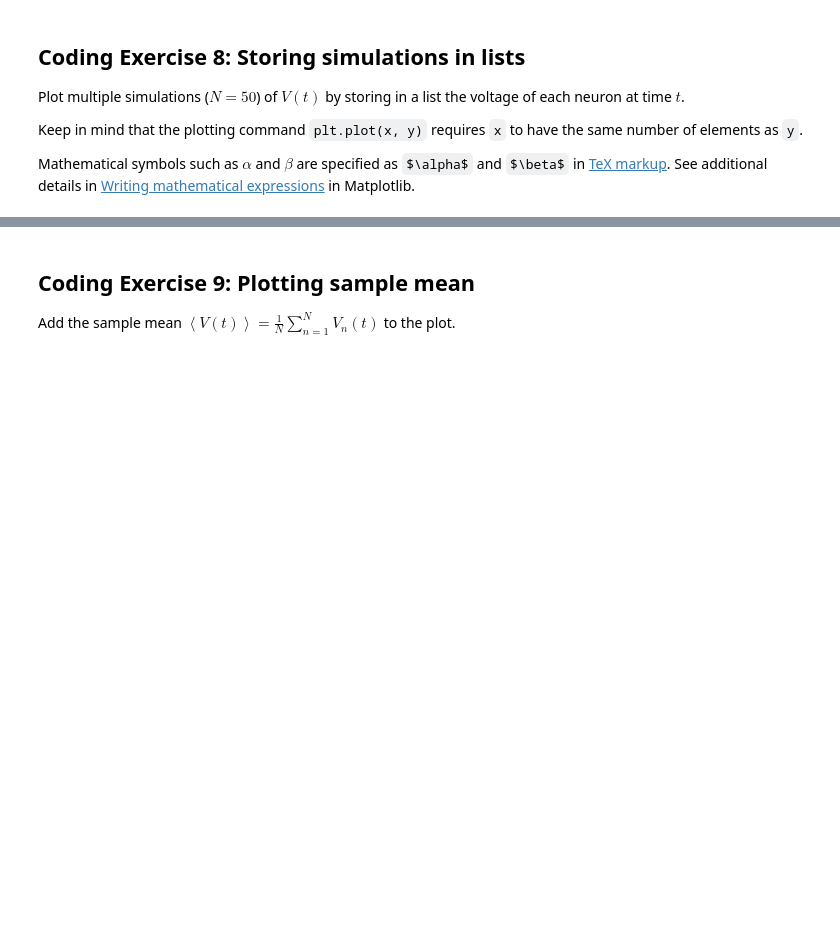
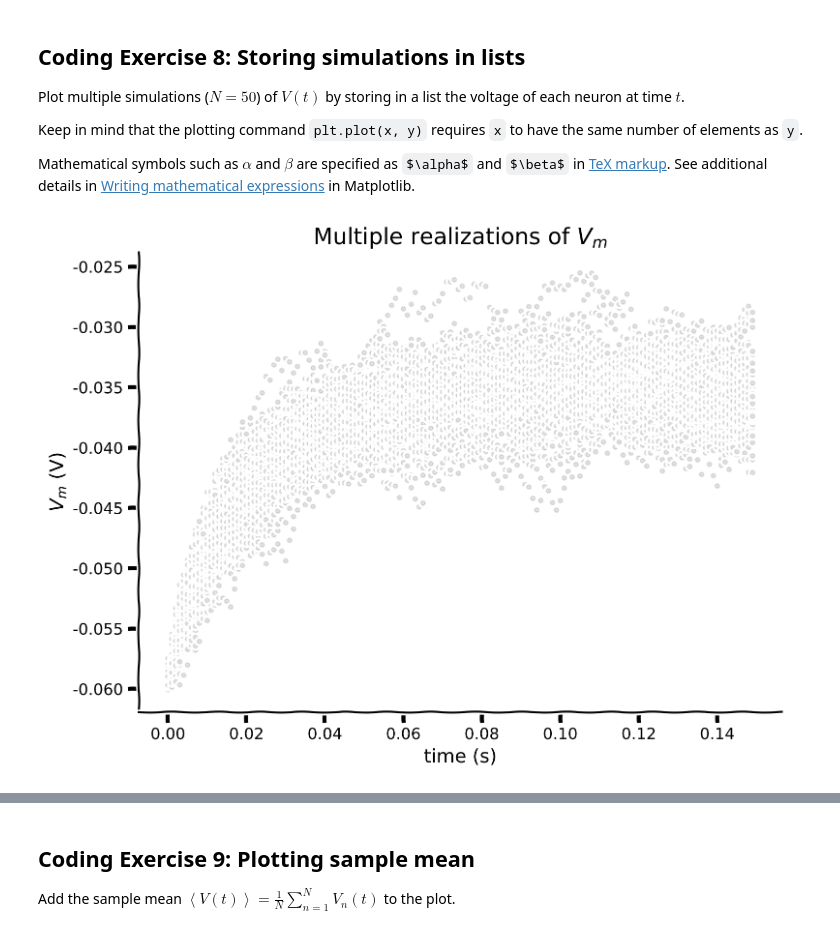
Before and after one commit to kbt16/python_nyumon, a Jupyter notebook: tutorials/W0D1_PythonWorkshop1/student/W0D1_Tutorial1.ipynb, the cells around one changed output, grey strips where cells are left out. Cells and saved outputs as stored; diff of their text form; code cells hidden in the pictures; blank space fills up the shorter version.

```diff
--- a/tutorials/W0D1_PythonWorkshop1/student/W0D1_Tutorial1.ipynb
+++ b/tutorials/W0D1_PythonWorkshop1/student/W0D1_Tutorial1.ipynb
@@ -931,7 +993,6 @@ Mathematical symbols such as $\alpha$ and $\beta$ are specified as `$\alpha$` an
 #################################################
 ## TODO for students: fill out code to store v in list ##
 # Fill out code and comment or remove the next line
-raise NotImplementedError("Student exercise: You need to store v in list")
 #################################################
 
 # Set random number generator
@@ -941,36 +1002,39 @@ np.random.seed(2020)
 step_end = int(t_max / dt)
 n = 50
 
 # Intiatialize the list v_n with 50 values of membrane leak potential el
-v_n = ...
+v_n = 50 * [el]
 
 with plt.xkcd():
   # Initialize the figure
   plt.figure()
   plt.title('Multiple realizations of $V_m$')
   plt.xlabel('time (s)')
   plt.ylabel('$V_m$ (V)')
 
   # Loop for step_end steps
   for step in range(step_end):
 
     # Compute value of t
     t = step * dt
 
     # Loop for n simulations
     for j in range(0, n):
 
       # Compute value of i at this time step
       i = i_mean * (1 + 0.1 * (t_max/dt)**(0.5) * (2* np.random.random() - 1))
 
       # Compute value of v for this simulation
-      v_n[j] = ...
+      v_n[j] = v_n[j] + dt/tau * (el - v_n[j] + r*i)
+
 
     # Plot all simulations (use alpha = 0.1 to make each marker slightly transparent)
-    plt.plot(...)
+    plt.plot([t] * 50, v_n, 'k.', alpha=0.1)
 
   # Display plot
   plt.show()
+# %% [output]
+[figure, added]
 # %% [markdown]
 [*Click for solution*](https://github.com/NeuromatchAcademy/precourse/tree/main/tutorials/W0D1_PythonWorkshop1/solutions/W0D1_Tutorial1_Solution_04e56444.py)
 
```
Also changed, not shown: parts of 32 cells of this notebook.
